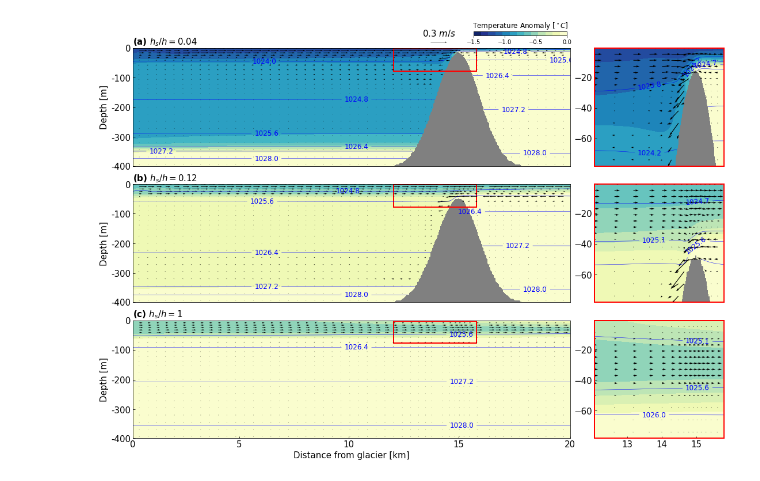
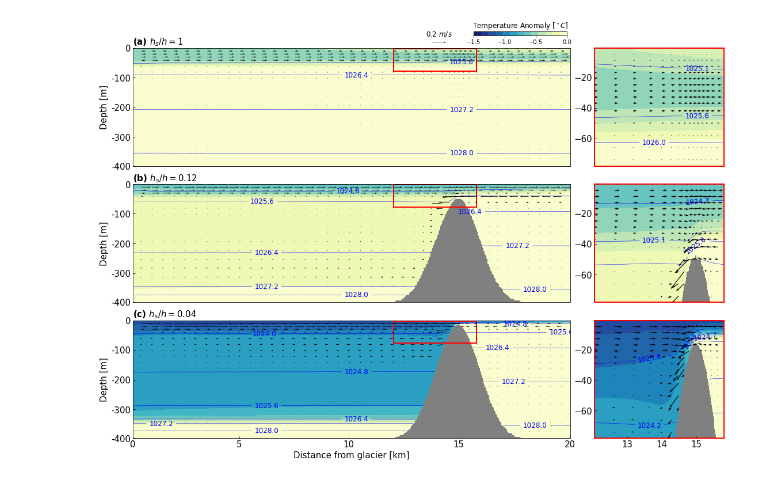
Before and after one commit to weiyangbao/Jupyter-Iceplume, a Jupyter notebook: Fjord Modeling/1-BaseCase.ipynb, the cells around one changed output. Drawn from its saved outputs; the diff is of its cells as text; code cells hidden in the pictures.

```diff
--- a/Fjord Modeling/1-BaseCase.ipynb
+++ b/Fjord Modeling/1-BaseCase.ipynb
@@ -8,17 +8,14 @@ import os
 import gsw
 # %%
 def State(case_id):
-    #/Users/weiyangbao/Documents/Model_outputs/qf-tide-hourly/state_
-    #file = xr.open_dataset('/Volumes/Extreme SSD/MITgcm outputs/Qsg500/state_' + str(format(Hs,'03d')) + '.nc')
+
     file0 = xr.open_dataset('/work/oceans/wbao/MITgcm_results/iceplume/1_BaseCase/state_' + str(format(case_id,'03d')) + '.nc')
-#     t0 = 89
-#     tn = 121
-#     state = file.isel(X=range(120), Xp1=range(121), Y=range(30,39), Yp1=range(30,40), T=range(t0,tn))
+
     t0 = 90
     tn = 121
     # removed duplicated data caused by model restart
     file = file0.isel(T=~file0.get_index("T").duplicated())
-    state = file.isel(X=range(260), Xp1=range(261), Y=range(35,45), Yp1=range(35,41), T=range(t0,tn))
+    state = file.isel(X=range(260), Xp1=range(261), Y=range(35,45), Yp1=range(35,45), T=range(t0,tn))
 
     X = state.X.data
     x_dist = X / 1000
@@ -99,9 +96,9 @@ def IFA(Hs):
 # %%
 CaseNum = np.array([1, 2, 3, 4, 5, 6])
 
-x1, z1, pt1, rho1, u1, w1 = State(CaseNum[0]) # hs/h = 0.04
+x1, z1, pt1, rho1, u1, w1 = State(CaseNum[-1]) # No sill case
 x2, z2, pt2, rho2, u2, w2 = State(CaseNum[-2]) # hs/h = 0.12
-x3, z3, pt3, rho3, u3, w3 = State(CaseNum[-1]) # No sill case
+x3, z3, pt3, rho3, u3, w3 = State(CaseNum[0]) # hs/h = 0.04
 # %%
 z3[22]
 # %%
@@ -162,7 +159,7 @@ ax1.set_ylabel('Depth [m]', size=15)
 ax1.set_yticks([z1[0], -100, -200, -300, z1[-1]])
 ax1.set_yticklabels(["0","-100","-200","-300","-400"])
 ax1.tick_params(direction='in', labelsize=15)
-ax1.set_title('(a) $h_s/h=0.04$', loc='left', size=15, weight='bold')
+ax1.set_title('(a) $h_s/h=1$', loc='left', size=15, weight='bold')
 
 
 
@@ -203,7 +200,7 @@ ax3.set_ylabel('Depth [m]', size=15)
 ax3.set_yticks([z3[0], -100, -200, -300, z3[-1]])
 ax3.set_yticklabels(["0","-100","-200","-300","-400"])
 ax3.tick_params(direction='in', labelsize=15)
-ax3.set_title('(c) $h_s/h=1$', loc='left', size=15, weight='bold')
+ax3.set_title('(c) $h_s/h=0.04$', loc='left', size=15, weight='bold')
 ax3.set_xlim([x3[1],x3[-1]])
 ax3.set_facecolor('grey')
 ax3.set_xticks([x3[1], 5, 10, 15, x3[-1]])
@@ -263,45 +260,46 @@ rect3 = Rectangle((x3z[0],z3z[-1]),x3z[-1]-x3z[0],z3z[1]-z3z[-1],linewidth=2,edg
 # Add the patch to the Axes
 ax1.add_patch(rect1)
 ax2.add_patch(rect2)
 ax3.add_patch(rect3)
 
 # Plot velocity
-n = 6
-Q_4 = ax4.quiver(x1z[::n],z1z[::2],u1z[::2,::n], w1z[::2,::n]*15,scale=3, width=0.005, color='k')
-Q_5 = ax5.quiver(x2z[::n],z2z[::2],u2z[::2,::n], w2z[::2,::n]*15,scale=3, width=0.005, color='k')
-Q_6 = ax6.quiver(x3z[::n],z3z[::2],u3z[::2,::n], w3z[::2,::n]*15,scale=3, width=0.005, color='k')
+n1 = 6
+Q_4 = ax4.quiver(x1z[::n1],z1z[::2],u1z[::2,::n1], w1z[::2,::n1]*15,scale=3, width=0.005, color='k')
+Q_5 = ax5.quiver(x2z[::n1],z2z[::2],u2z[::2,::n1], w2z[::2,::n1]*15,scale=3, width=0.005, color='k')
+Q_6 = ax6.quiver(x3z[::n1],z3z[::2],u3z[::2,::n1], w3z[::2,::n1]*15,scale=3, width=0.005, color='k')
 
 
 
 u1_sill = u1[:,sl:sr]
 w1_sill = w1[:,sl:sr]
 x1_sill = x1[sl:sr]
-Q_1s = ax1.quiver(x1_sill[::10],z1[::4],u1_sill[::4,::10], w1_sill[::4,::10],scale=8, width=0.001, color='k')
+n2 = 5
+Q_1s = ax1.quiver(x1_sill[::10],z1[::n2],u1_sill[::n2,::10], w1_sill[::n2,::10],scale=6, width=0.001, color='k')
 u1[:,sl:sr] = 'nan'
 w1[:,sl:sr] = 'nan'
-Q_1 = ax1.quiver(x1[::4],z1[::4],u1[::4,::4], w1[::4,::4],scale=8, width=0.001, color='k')
-ax1.quiverkey(Q_1, 0.7, 1.05, 0.3, r'0.3 $m/s$', fontproperties={'size':15}, coordinates='axes')
+Q_1 = ax1.quiver(x1[::n2],z1[::n2],u1[::n2,::n2], w1[::n2,::n2],scale=6, width=0.001, color='k')
+ax1.quiverkey(Q_1, 0.7, 1.05, 0.2, r'0.2 $m/s$', fontproperties={'size':12}, coordinates='axes')
 
 
 u2_sill = u2[:,sl:sr]
 w2_sill = w2[:,sl:sr]
 x2_sill = x2[sl:sr]
-Q_2s = ax2.quiver(x2_sill[::10],z2[::4],u2_sill[::4,::10], w2_sill[::4,::10],scale=8, width=0.001, color='k')
+Q_2s = ax2.quiver(x2_sill[::10],z2[::n2],u2_sill[::n2,::10], w2_sill[::n2,::10],scale=6, width=0.001, color='k')
 u2[:,sl:sr] = 'nan'
 w2[:,sl:sr] = 'nan'
-Q_2 = ax2.quiver(x2[::4],z2[::4],u2[::4,::4], w2[::4,::4],scale=8, width=0.001, color='k')
+Q_2 = ax2.quiver(x2[::n2],z2[::n2],u2[::n2,::n2], w2[::n2,::n2],scale=6, width=0.001, color='k')
 
 
 u3_sill = u3[:,sl:sr]
 w3_sill = w3[:,sl:sr]
 x3_sill = x3[sl:sr]
-Q_3s = ax3.quiver(x3_sill[::10],z3[::4],u3_sill[::4,::10], w3_sill[::4,::10],scale=8, width=0.001, color='k')
+Q_3s = ax3.quiver(x3_sill[::10],z3[::n2],u3_sill[::n2,::10], w3_sill[::n2,::10],scale=6, width=0.001, color='k')
 
 u3[:,sl:sr] = 'nan'
 w3[:,sl:sr] = 'nan'
-Q_3 = ax3.quiver(x3[::4],z3[::4],u3[::4,::4], w3[::4,::4],scale=8, width=0.001, color='k')
+Q_3 = ax3.quiver(x3[::n2],z3[::n2],u3[::n2,::n2], w3[::n2,::n2],scale=n2, width=0.001, color='k')
 # %% [output]
-[figure, old version]
+[figure, new version]
 # %%
 u1z, w1z
 # %%
```
Also changed, not shown: 1 other file.
